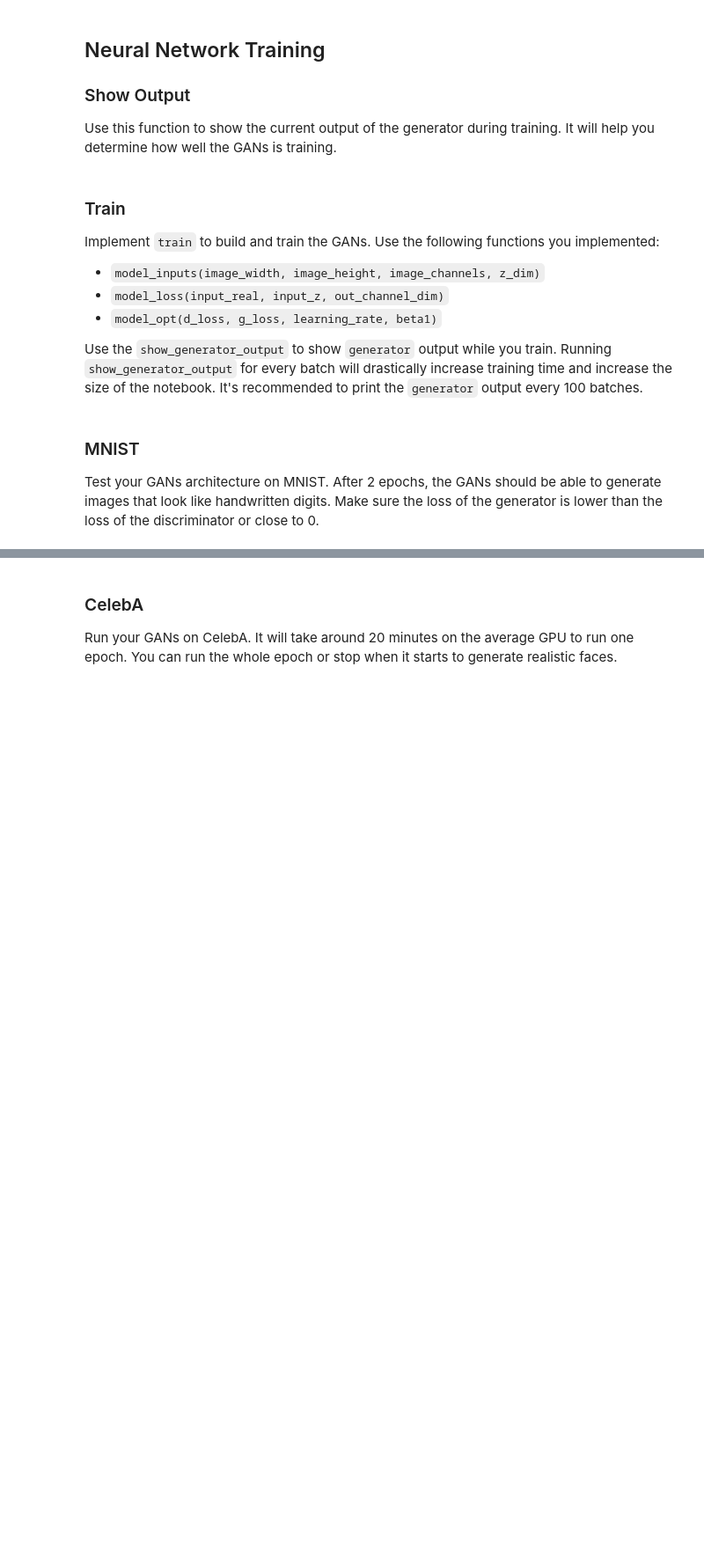
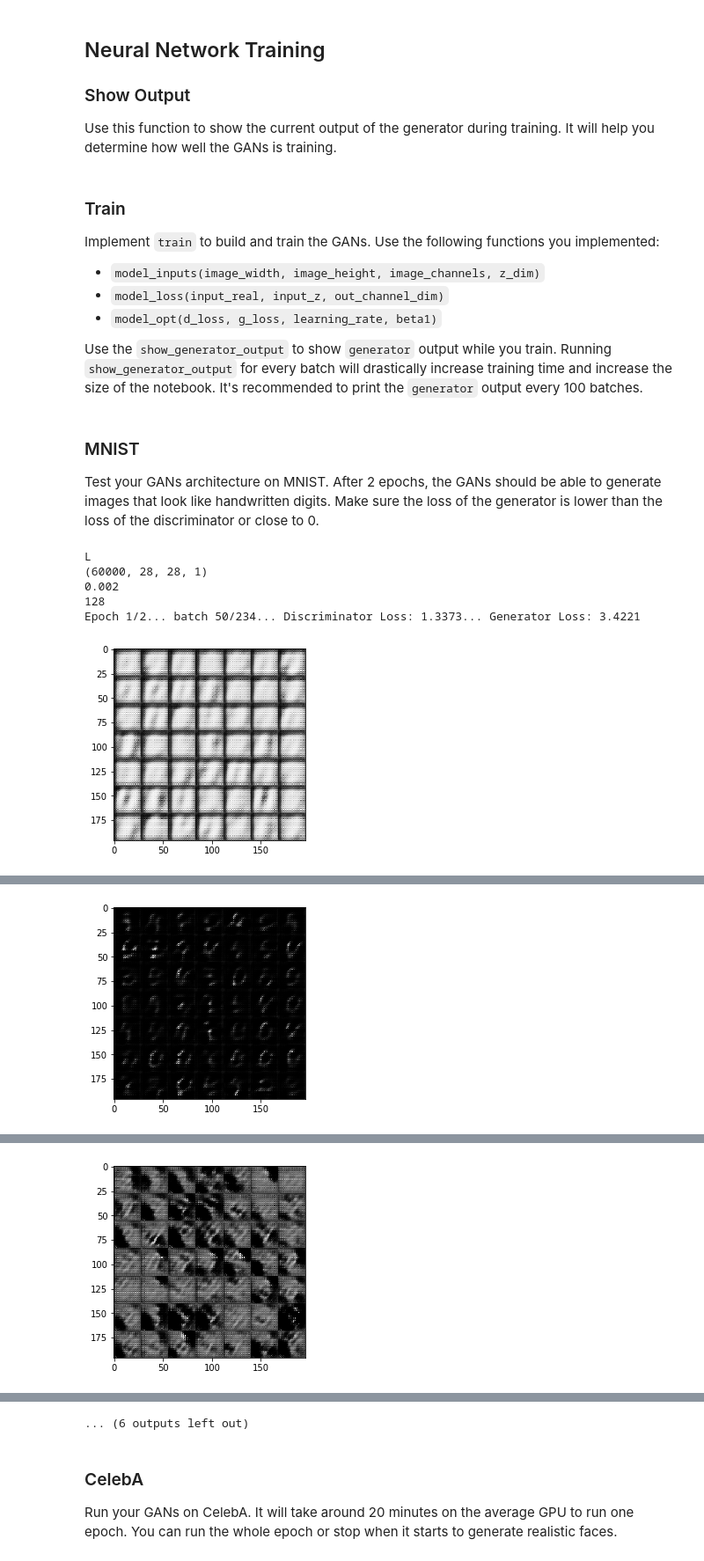
Before and after one commit to davzucky/deep-learning, a Jupyter notebook: face_generation/dlnd_face_generation.ipynb, the cells around one changed output, grey strips where cells are left out. Shown at 88% size. Saved outputs shown, nothing was run; the diff lists cells and outputs as text; code cells hidden in the pictures; blank space fills up the shorter version.

```diff
--- a/face_generation/dlnd_face_generation.ipynb
+++ b/face_generation/dlnd_face_generation.ipynb
@@ -107,8 +117,14 @@ def model_inputs(image_width, image_height, image_channels, z_dim):
     :return: Tuple of (tensor of real input images, tensor of z data, learning rate)
     """
     # TODO: Implement Function
+    real_input_image = tf.placeholder(
+        tf.float32,
+        shape=(None, image_width, image_height, image_channels),
+        name = 'real_input_image')
 
-    return None, None, None
+    z_input = tf.placeholder(tf.float32, shape=(None, z_dim), name='z_input')
+    learning_rate = tf.placeholder(tf.float32, shape=(), name='learning_rate')
+    return real_input_image, z_input, learning_rate
 
 
 """
@@ -171,8 +238,20 @@ def model_loss(input_real, input_z, out_channel_dim):
     :return: A tuple of (discriminator loss, generator loss)
     """
     # TODO: Implement Function
+    g_model = generator(input_z, out_channel_dim)
+    d_model_real, d_logits_real = discriminator(input_real)
+    d_model_fake, d_logits_fake = discriminator(g_model, reuse=True)
 
-    return None, None
+    d_loss_real = tf.reduce_mean(
+        tf.nn.sigmoid_cross_entropy_with_logits(logits=d_logits_real, labels=tf.ones_like(d_model_real)))
+    d_loss_fake = tf.reduce_mean(
+        tf.nn.sigmoid_cross_entropy_with_logits(logits=d_logits_fake, labels=tf.zeros_like(d_model_fake)))
+    g_loss = tf.reduce_mean(
+        tf.nn.sigmoid_cross_entropy_with_logits(logits=d_logits_fake, labels=tf.ones_like(d_model_fake)))
+
+    d_loss = d_loss_real + d_loss_fake
+
+    return d_loss, g_loss
 
 
 """
@@ -193,8 +274,18 @@ def model_opt(d_loss, g_loss, learning_rate, beta1):
     :return: A tuple of (discriminator training operation, generator training operation)
     """
     # TODO: Implement Function
+        # Get weights and bias to update
+    t_vars = tf.trainable_variables()
+    d_vars = [var for var in t_vars if var.name.startswith('discriminator')]
+    g_vars = [var for var in t_vars if var.name.startswith('generator')]
 
-    return None, None
+    # Optimize
+    with tf.control_dependencies(tf.get_collection(tf.GraphKeys.UPDATE_OPS)):
+        d_train_opt = tf.train.AdamOptimizer(learning_rate, beta1=beta1).minimize(d_loss, var_list=d_vars)
+        g_train_opt = tf.train.AdamOptimizer(learning_rate, beta1=beta1).minimize(g_loss, var_list=g_vars)
+
+    return d_train_opt, g_train_opt
+
 
 
 """
@@ -264,18 +414,25 @@ def train(epoch_count, batch_size, z_dim, learning_rate, beta1, get_batches, dat
 ### MNIST
 Test your GANs architecture on MNIST.  After 2 epochs, the GANs should be able to generate images that look like handwritten digits.  Make sure the loss of the generator is lower than the loss of the discriminator or close to 0.
 # %%
-batch_size = None
-z_dim = None
-learning_rate = None
-beta1 = None
+batch_size = 256
+z_dim = 128
+learning_rate = 0.002
+beta1 = 0.5
 
 
 """
 DON'T MODIFY ANYTHING IN THIS CELL THAT IS BELOW THIS LINE
 """
 epochs = 2
 
 mnist_dataset = helper.Dataset('mnist', glob(os.path.join(data_dir, 'mnist/*.jpg')))
 with tf.Graph().as_default():
     train(epochs, batch_size, z_dim, learning_rate, beta1, mnist_dataset.get_batches,
           mnist_dataset.shape, mnist_dataset.image_mode)
+# %% [output]
+L
+(60000, 28, 28, 1)
+0.002
+128
+Epoch 1/2... batch 50/234... Discriminator Loss: 1.3373... Generator Loss: 3.4221
+[figure, added]
@@ -281,0 +440 @@ with tf.Graph().as_default():
+[figure, added]
@@ -281,0 +442 @@ with tf.Graph().as_default():
+[figure, added]
@@ -282,3 +449,4 @@ with tf.Graph().as_default():
+... (6 outputs left out)
 # %% [markdown]
 ### CelebA
 Run your GANs on CelebA.  It will take around 20 minutes on the average GPU to run one epoch.  You can run the whole epoch or stop when it starts to generate realistic faces.
```
Also changed, not shown: parts of 12 cells of this notebook, 2 other files.
